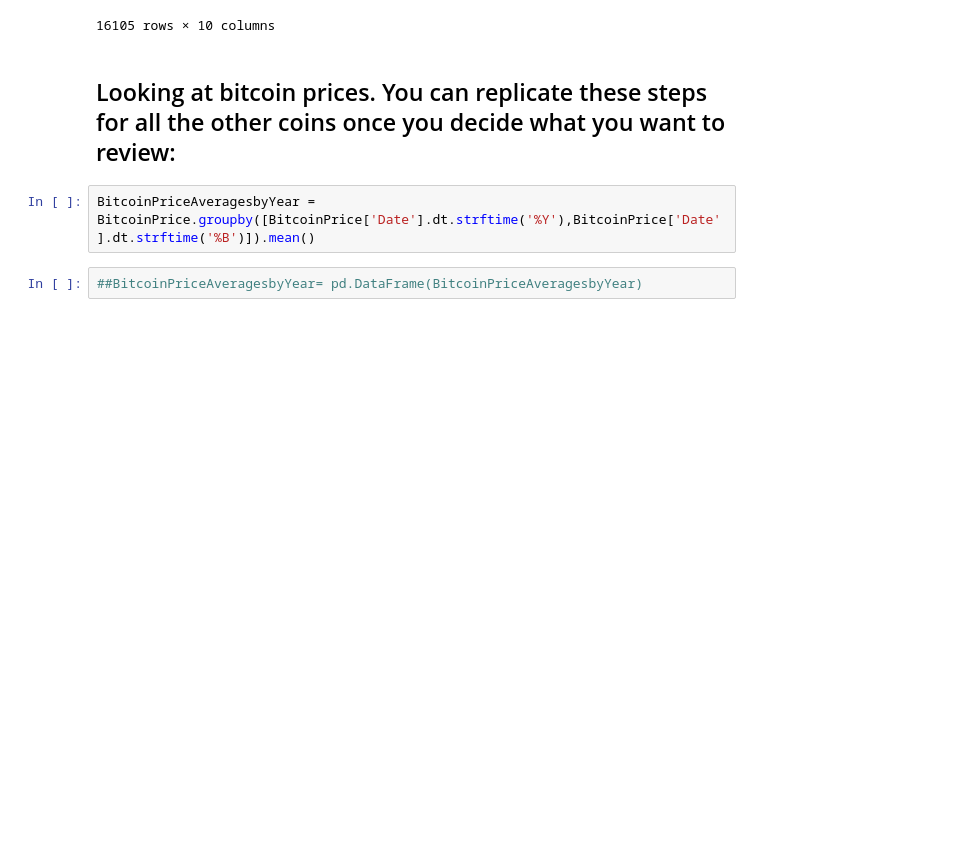
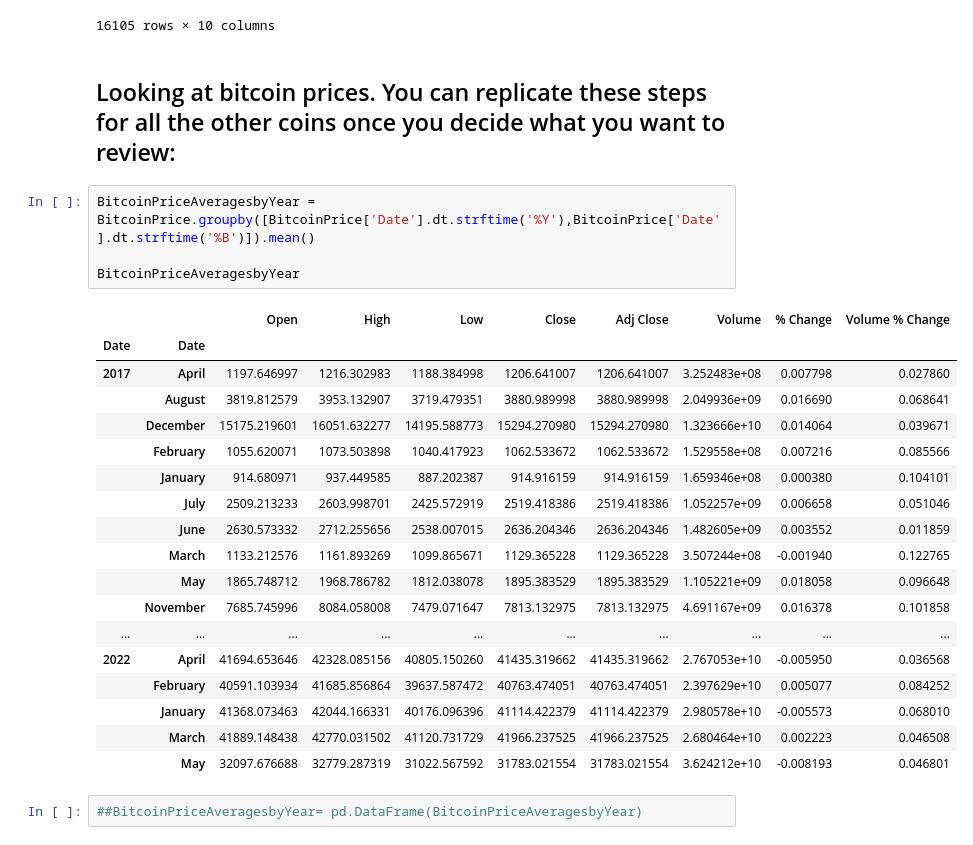
Before and after one commit to mrmoya413/Capstone_RudyMoya, a Jupyter notebook: Notebooks/Rudy_Moya_Capstone.ipynb, the cells around one changed output. Saved outputs shown, nothing was run; the diff lists cells and outputs as text; blank space fills up the shorter version.

```diff
--- a/Notebooks/Rudy_Moya_Capstone.ipynb
+++ b/Notebooks/Rudy_Moya_Capstone.ipynb
@@ -1212,6 +1221,27 @@ CoinPrices_andGold
 ## Looking at bitcoin prices.  You can replicate these steps for all the other coins once you decide what you want to review:
 # %%
 BitcoinPriceAveragesbyYear = BitcoinPrice.groupby([BitcoinPrice['Date'].dt.strftime('%Y'),BitcoinPrice['Date'].dt.strftime('%B')]).mean()
+
+BitcoinPriceAveragesbyYear
+# %% [output]
+|  |  | Open | High | Low | Close | Adj Close | Volume | % Change | Volume % Change |
+| Date | Date |  |  |  |  |  |  |  |  |
+| 2017 | April | 1197.646997 | 1216.302983 | 1188.384998 | 1206.641007 | 1206.641007 | 3.252483e+08 | 0.007798 | 0.027860 |
+|  | August | 3819.812579 | 3953.132907 | 3719.479351 | 3880.989998 | 3880.989998 | 2.049936e+09 | 0.016690 | 0.068641 |
+|  | December | 15175.219601 | 16051.632277 | 14195.588773 | 15294.270980 | 15294.270980 | 1.323666e+10 | 0.014064 | 0.039671 |
+|  | February | 1055.620071 | 1073.503898 | 1040.417923 | 1062.533672 | 1062.533672 | 1.529558e+08 | 0.007216 | 0.085566 |
+|  | January | 914.680971 | 937.449585 | 887.202387 | 914.916159 | 914.916159 | 1.659346e+08 | 0.000380 | 0.104101 |
+|  | July | 2509.213233 | 2603.998701 | 2425.572919 | 2519.418386 | 2519.418386 | 1.052257e+09 | 0.006658 | 0.051046 |
+|  | June | 2630.573332 | 2712.255656 | 2538.007015 | 2636.204346 | 2636.204346 | 1.482605e+09 | 0.003552 | 0.011859 |
+|  | March | 1133.212576 | 1161.893269 | 1099.865671 | 1129.365228 | 1129.365228 | 3.507244e+08 | -0.001940 | 0.122765 |
+|  | May | 1865.748712 | 1968.786782 | 1812.038078 | 1895.383529 | 1895.383529 | 1.105221e+09 | 0.018058 | 0.096648 |
+|  | November | 7685.745996 | 8084.058008 | 7479.071647 | 7813.132975 | 7813.132975 | 4.691167e+09 | 0.016378 | 0.101858 |
+| ... | ... | ... | ... | ... | ... | ... | ... | ... | ... |
+| 2022 | April | 41694.653646 | 42328.085156 | 40805.150260 | 41435.319662 | 41435.319662 | 2.767053e+10 | -0.005950 | 0.036568 |
+|  | February | 40591.103934 | 41685.856864 | 39637.587472 | 40763.474051 | 40763.474051 | 2.397629e+10 | 0.005077 | 0.084252 |
+|  | January | 41368.073463 | 42044.166331 | 40176.096396 | 41114.422379 | 41114.422379 | 2.980578e+10 | -0.005573 | 0.068010 |
+|  | March | 41889.148438 | 42770.031502 | 41120.731729 | 41966.237525 | 41966.237525 | 2.680464e+10 | 0.002223 | 0.046508 |
+|  | May | 32097.676688 | 32779.287319 | 31022.567592 | 31783.021554 | 31783.021554 | 3.624212e+10 | -0.008193 | 0.046801 |
 # %%
 ##BitcoinPriceAveragesbyYear= pd.DataFrame(BitcoinPriceAveragesbyYear)
 # %%
```
Also changed, not shown: parts of 4 cells of this notebook.
